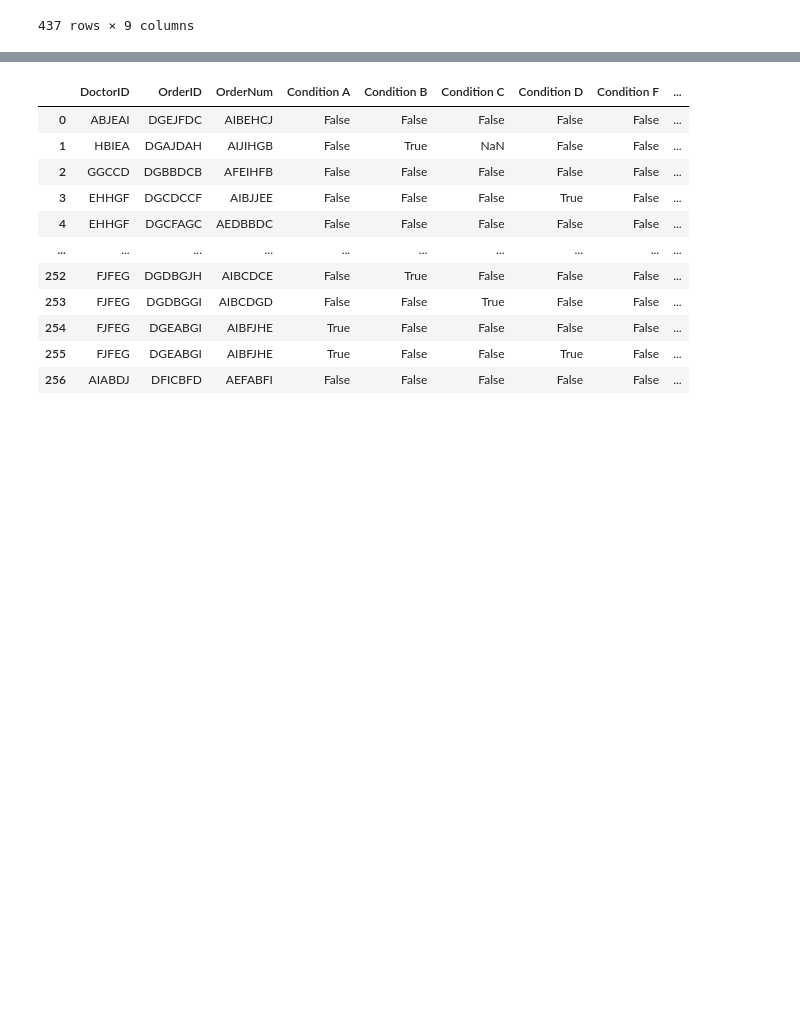
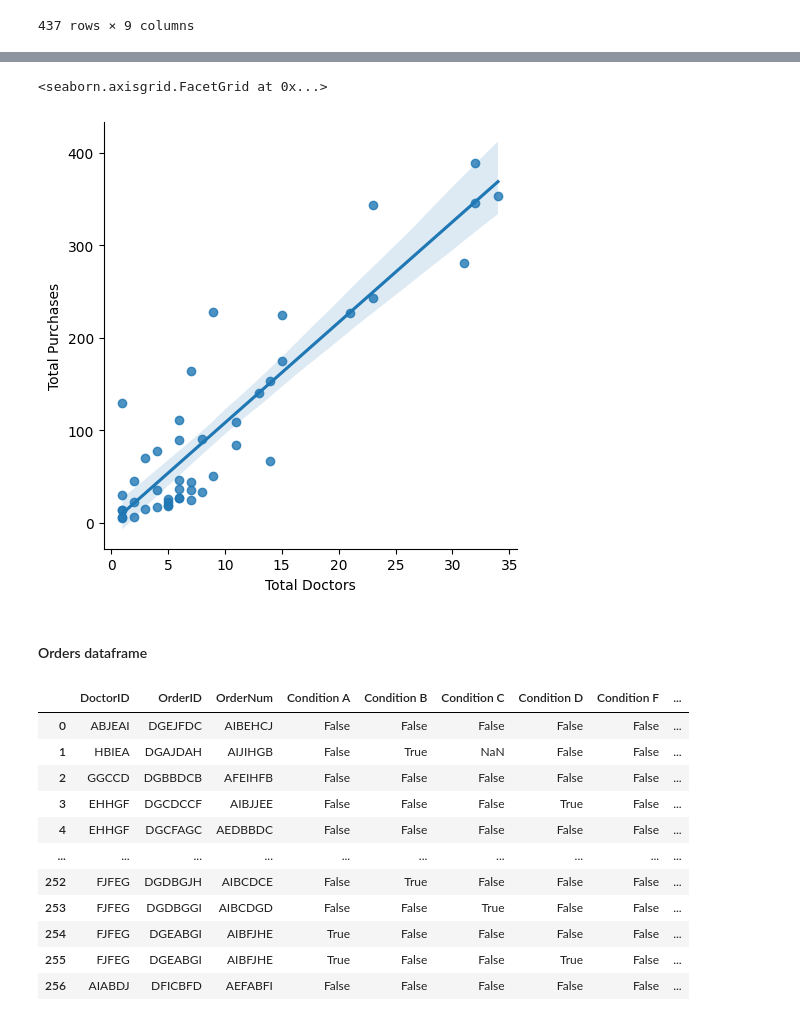
Before and after one commit to KBrandt57/COGS_118B_Project, a Jupyter notebook: project_notebook.ipynb, the cells around one changed output, grey strips where cells are left out. Saved outputs shown, nothing was run; the diff lists cells and outputs as text; code cells hidden in the pictures; blank space fills up the shorter version.

```diff
--- a/project_notebook.ipynb
+++ b/project_notebook.ipynb
@@ -74,3 +204,10 @@ doctors
+# %%
+sns.lmplot(data = region_merged, x = 'Total Doctors', y = 'Total Purchases')
+# %% [output]
+<seaborn.axisgrid.FacetGrid at 0x...>
+[figure, added]
+# %% [markdown]
+#### Orders dataframe
 # %%
 orders = pd.read_csv('data/orders.csv')
 orders
```
Also changed, not shown: parts of 20 cells of this notebook.
